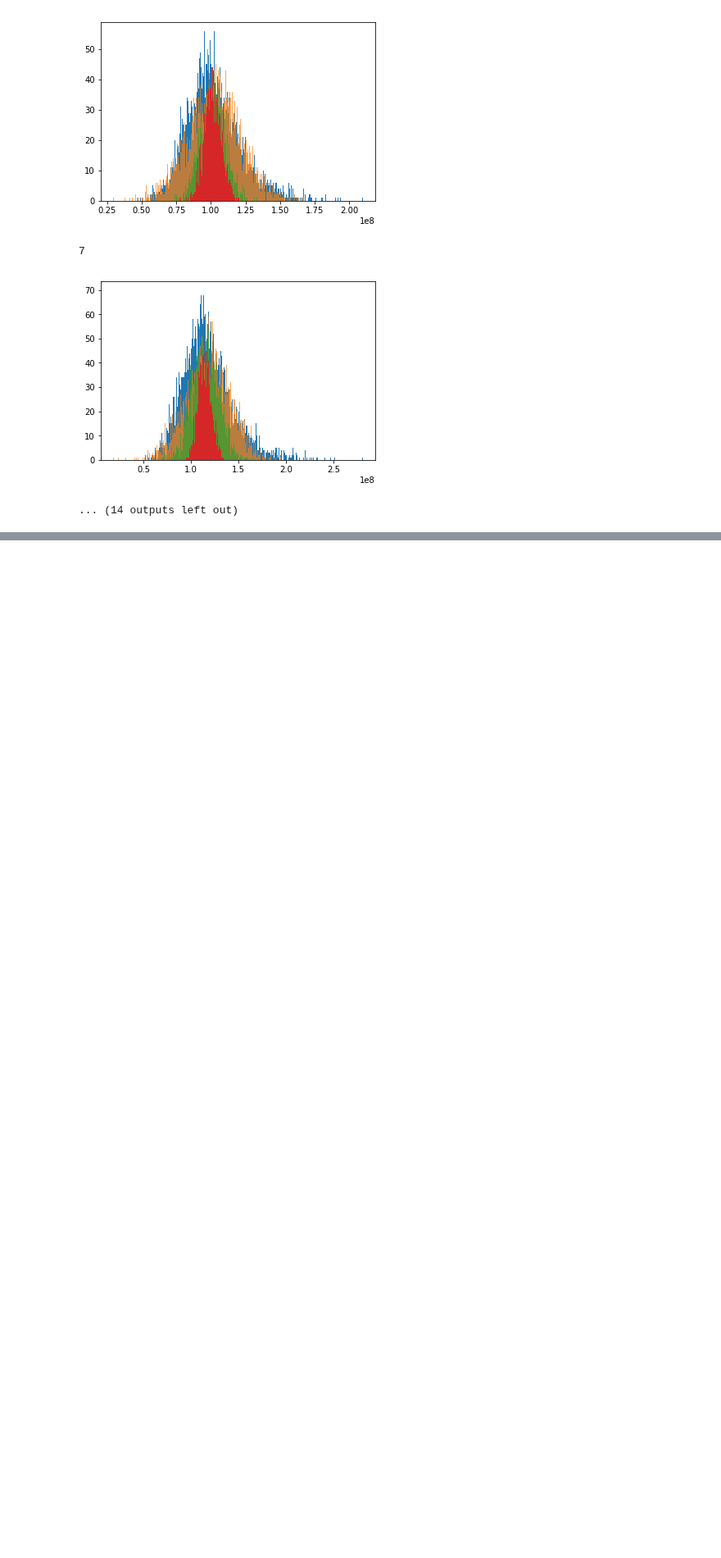
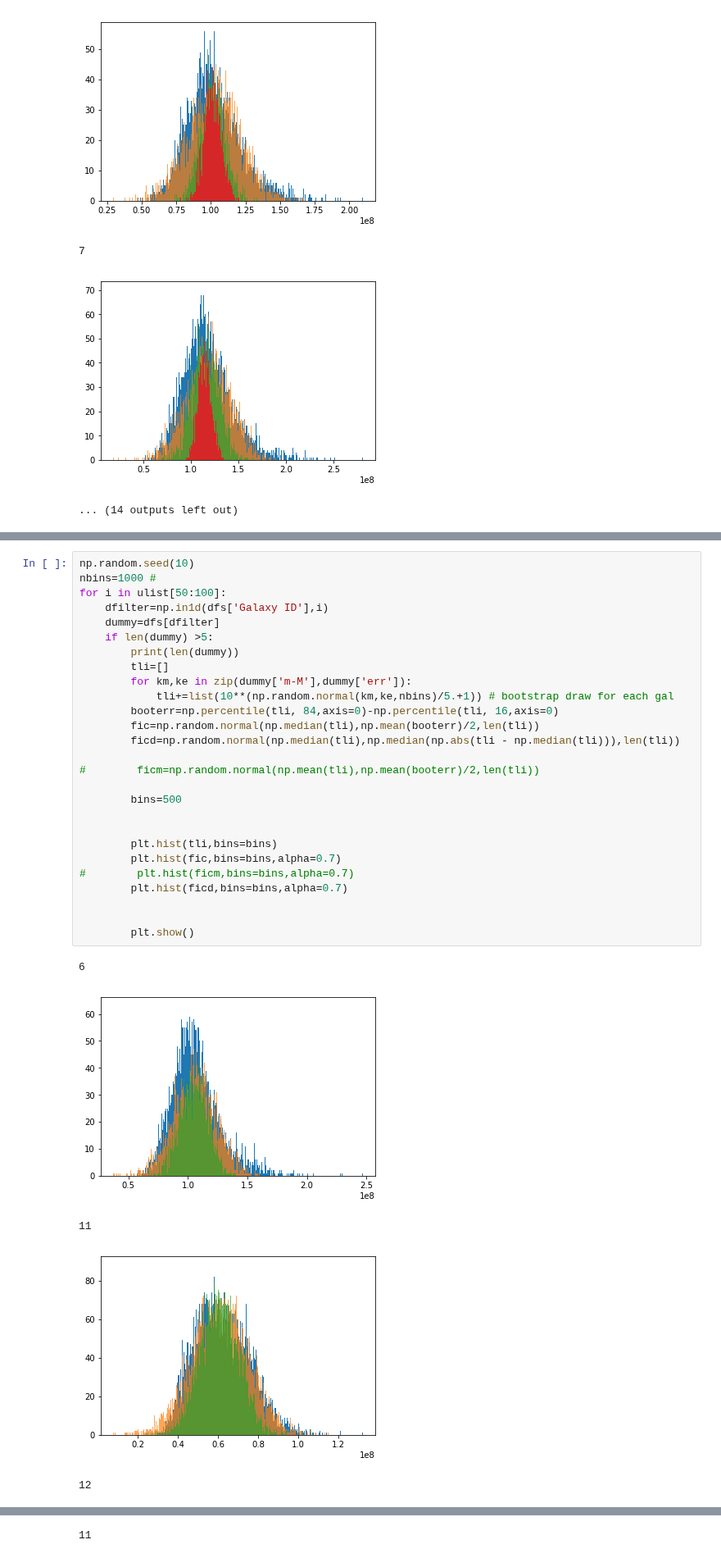
Before and after one commit to saint-germain/anisotropias, a Jupyter notebook: dist_viz.ipynb, the cells around one changed output, grey strips where cells are left out. Shown at 82% size. Cells and saved outputs as stored; diff of their text form; blank space fills up the shorter version.

```diff
--- a/dist_viz.ipynb
+++ b/dist_viz.ipynb
@@ -141,0 +179,33 @@ for i in ulist[0:50]:
+# %%
+np.random.seed(10)
+nbins=1000 #
+for i in ulist[50:100]:
+    dfilter=np.in1d(dfs['Galaxy ID'],i)
+    dummy=dfs[dfilter]
+    if len(dummy) >5:
+        print(len(dummy))
+        tli=[]
+        for km,ke in zip(dummy['m-M'],dummy['err']):
+            tli+=list(10**(np.random.normal(km,ke,nbins)/5.+1)) # bootstrap draw for each gal
+        booterr=np.percentile(tli, 84,axis=0)-np.percentile(tli, 16,axis=0)
+        fic=np.random.normal(np.median(tli),np.mean(booterr)/2,len(tli))
+        ficd=np.random.normal(np.median(tli),np.median(np.abs(tli - np.median(tli))),len(tli))
+
+#        ficm=np.random.normal(np.mean(tli),np.mean(booterr)/2,len(tli))
+
+        bins=500
+
+
+        plt.hist(tli,bins=bins)
+        plt.hist(fic,bins=bins,alpha=0.7)
+#        plt.hist(ficm,bins=bins,alpha=0.7)
+        plt.hist(ficd,bins=bins,alpha=0.7)
+
+
+        plt.show()
+# %% [output]
+6
+[figure, added]
+11
+[figure, added]
+12
@@ -141,0 +213 @@ for i in ulist[0:50]:
+11
```
Also changed, not shown: parts of 2 cells of this notebook, 3 other files.
